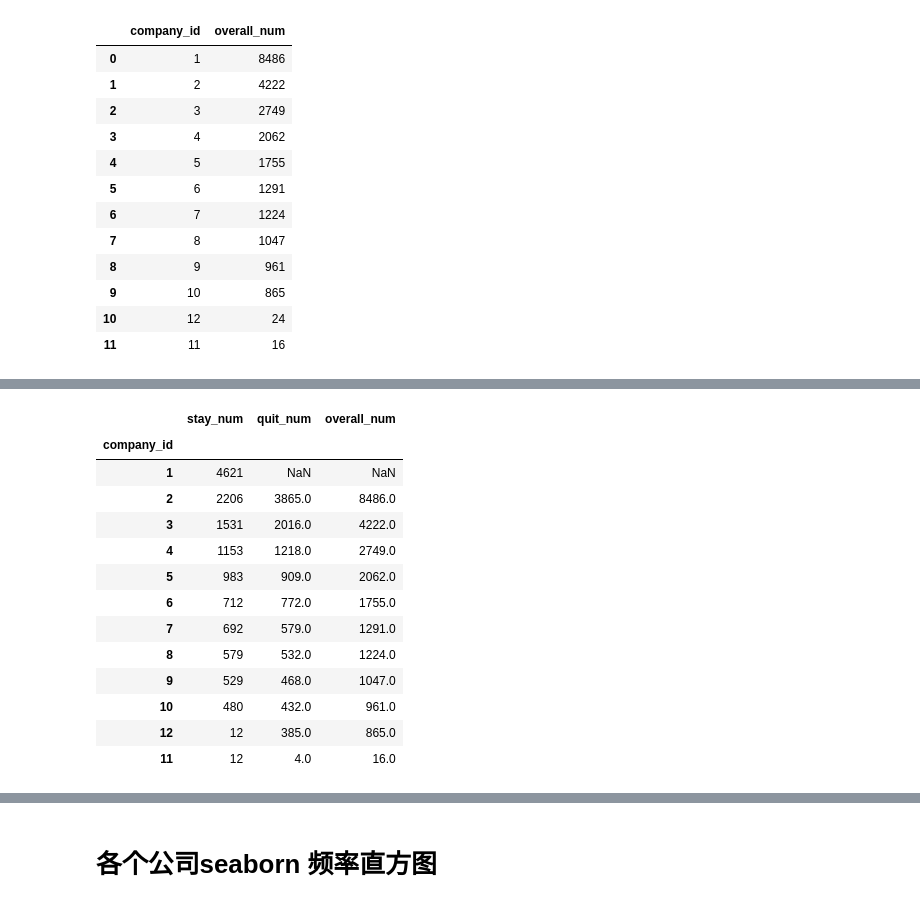
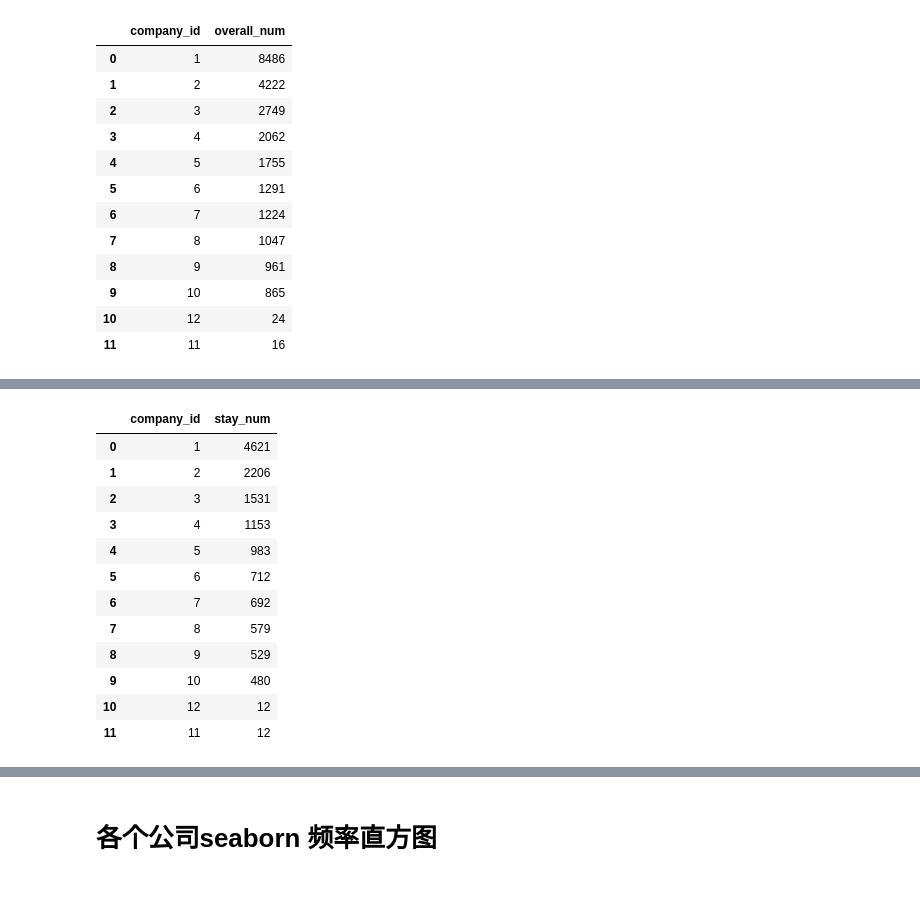
Before and after one commit to chixinn/DS_bootcamp, a Jupyter notebook: 3-Employee-Retention.ipynb, the cells around one changed output, grey strips where cells are left out. Drawn from its saved outputs; the diff is of its cells as text; code cells hidden in the pictures.

```diff
--- a/3-Employee-Retention.ipynb
+++ b/3-Employee-Retention.ipynb
@@ -244,17 +200,21 @@ company_table['overall_num']=company_data_overall
-# %%
-company_table.set_index('company_id')
-# %% [output]
-|  | stay_num | quit_num | overall_num |
-| company_id |  |  |  |
-| 1 | 4621 | NaN | NaN |
-| 2 | 2206 | 3865.0 | 8486.0 |
-| 3 | 1531 | 2016.0 | 4222.0 |
-| 4 | 1153 | 1218.0 | 2749.0 |
-| 5 | 983 | 909.0 | 2062.0 |
-| 6 | 712 | 772.0 | 1755.0 |
-| 7 | 692 | 579.0 | 1291.0 |
-| 8 | 579 | 532.0 | 1224.0 |
-| 9 | 529 | 468.0 | 1047.0 |
-| 10 | 480 | 432.0 | 961.0 |
-| 12 | 12 | 385.0 | 865.0 |
-| 11 | 12 | 4.0 | 16.0 |
+# %%
+stay_data=data[~data['quit_date'].isnull()]
+stay_count=stay_data['company_id'].value_counts()
+stay_count_dic= {'company_id':stay_count.index,'stay_num':stay_count.values}
+stay_data=pd.DataFrame(stay_count_dic)
+stay_data.sort_values(by='company_id')
+stay_data
+# %% [output]
+|  | company_id | stay_num |
+| 0 | 1 | 4621 |
+| 1 | 2 | 2206 |
+| 2 | 3 | 1531 |
+| 3 | 4 | 1153 |
+| 4 | 5 | 983 |
+| 5 | 6 | 712 |
+| 6 | 7 | 692 |
+| 7 | 8 | 579 |
+| 8 | 9 | 529 |
+| 9 | 10 | 480 |
+| 10 | 12 | 12 |
+| 11 | 11 | 12 |
```
Also changed, not shown: parts of 18 cells of this notebook.
